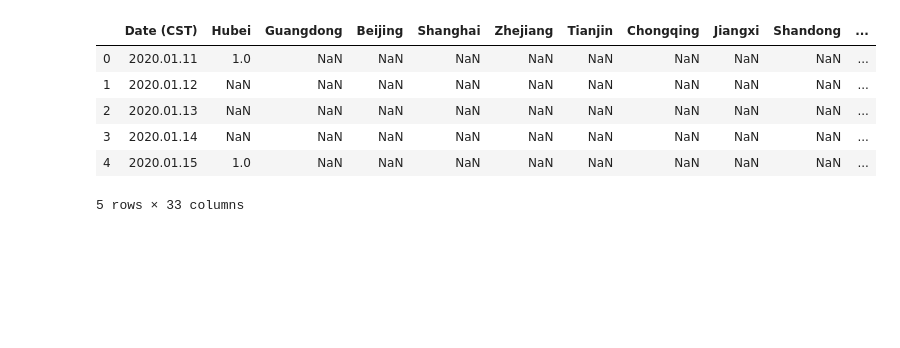
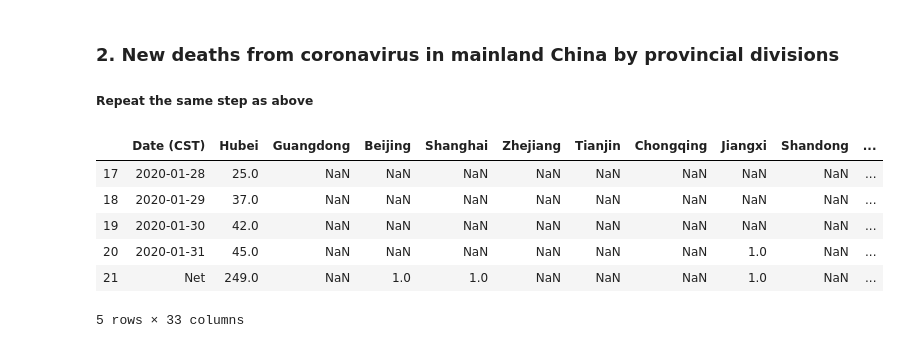
Before and after one commit to masonxmh/Project2, a Jupyter notebook: scrap_table.ipynb, the cells around one changed output. Drawn from its saved outputs; the diff is of its cells as text; code cells hidden in the pictures; blank space fills up the shorter version.

```diff
--- a/scrap_table.ipynb
+++ b/scrap_table.ipynb
@@ -84,12 +102,15 @@ df_China_confirmed_final.tail()
+# %% [markdown]
+### 2. New deaths from coronavirus in mainland China by provincial divisions
+##### Repeat the same step as above
 # %%
 # Table of new death
-df_China_new_deathes = tables[4]
-df_China_new_deathes.head()
+df_China_new_deathes_original = tables[4]
+df_China_new_deathes_original.tail()
 # %% [output]
 |  | Date (CST) | Hubei | Guangdong | Beijing | Shanghai | Zhejiang | Tianjin | Chongqing | Jiangxi | Shandong | ... |
-| 0 | 2020.01.11 | 1.0 | NaN | NaN | NaN | NaN | NaN | NaN | NaN | NaN | ... |
-| 1 | 2020.01.12 | NaN | NaN | NaN | NaN | NaN | NaN | NaN | NaN | NaN | ... |
-| 2 | 2020.01.13 | NaN | NaN | NaN | NaN | NaN | NaN | NaN | NaN | NaN | ... |
-| 3 | 2020.01.14 | NaN | NaN | NaN | NaN | NaN | NaN | NaN | NaN | NaN | ... |
-| 4 | 2020.01.15 | 1.0 | NaN | NaN | NaN | NaN | NaN | NaN | NaN | NaN | ... |
+| 17 | 2020-01-28 | 25.0 | NaN | NaN | NaN | NaN | NaN | NaN | NaN | NaN | ... |
+| 18 | 2020-01-29 | 37.0 | NaN | NaN | NaN | NaN | NaN | NaN | NaN | NaN | ... |
+| 19 | 2020-01-30 | 42.0 | NaN | NaN | NaN | NaN | NaN | NaN | NaN | NaN | ... |
+| 20 | 2020-01-31 | 45.0 | NaN | NaN | NaN | NaN | NaN | NaN | 1.0 | NaN | ... |
+| 21 | Net | 249.0 | NaN | 1.0 | 1.0 | NaN | NaN | NaN | 1.0 | NaN | ... |
 5 rows × 33 columns
```
Also changed, not shown: parts of 51 cells of this notebook, 9 other files.
